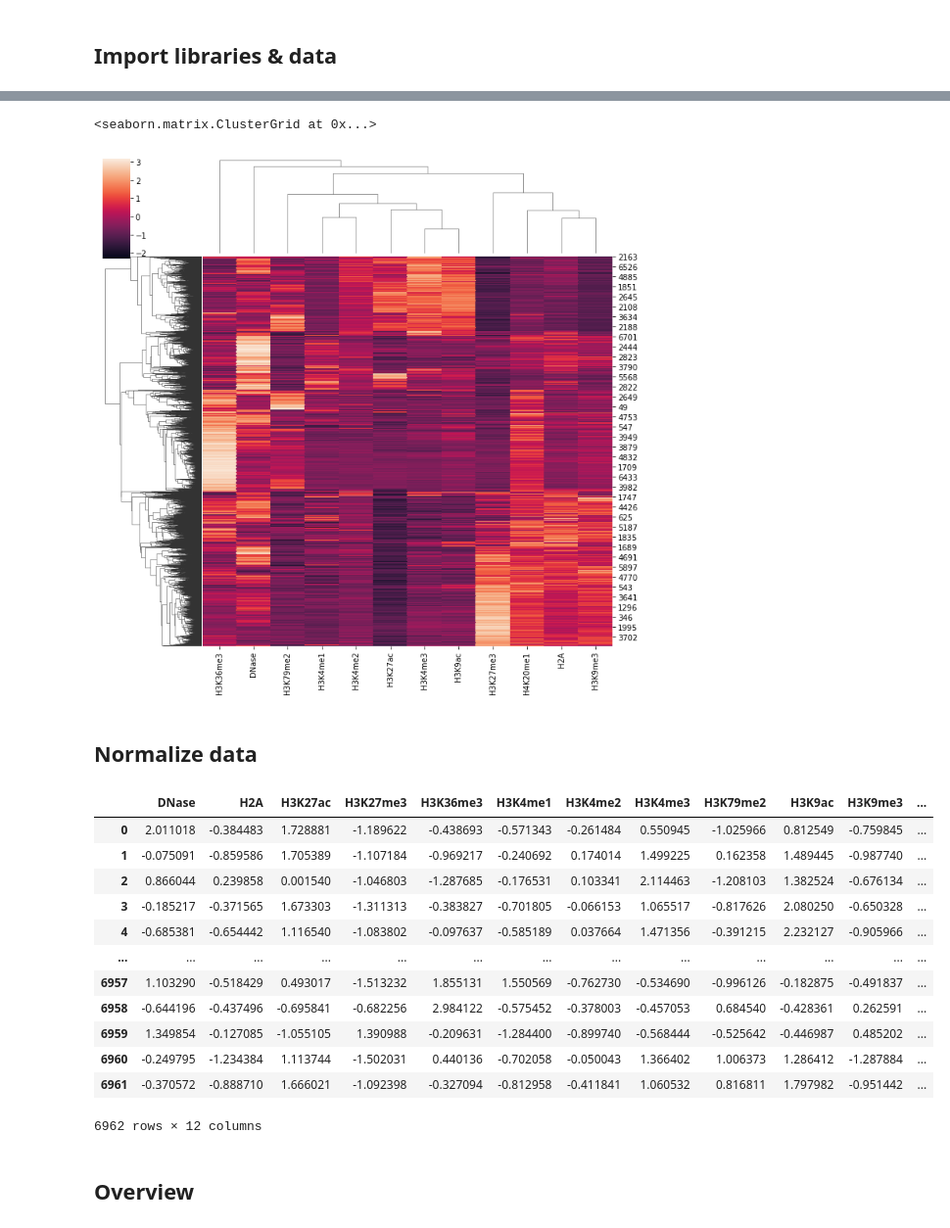
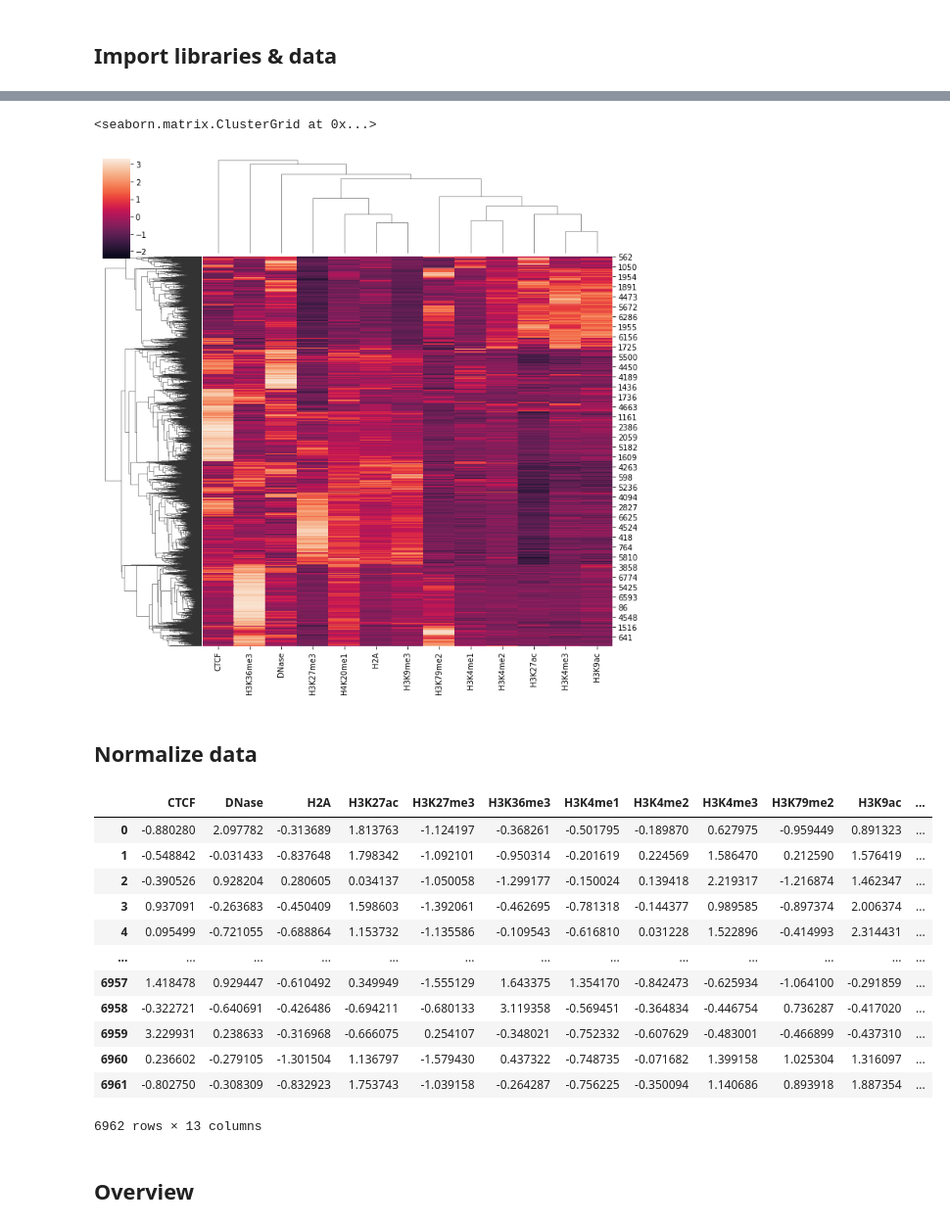
Before and after one commit to leyenphi2000/MLResearch, a Jupyter notebook: Unsupervised/Kmeans_hela_test.ipynb, the cells around one changed output, grey strips where cells are left out. Shown at 98% size. Drawn from its saved outputs; the diff is of its cells as text; code cells hidden in the pictures.

```diff
--- a/Unsupervised/Kmeans_hela_test.ipynb
+++ b/Unsupervised/Kmeans_hela_test.ipynb
@@ -12,7 +12,7 @@ from sklearn.metrics import silhouette_score
 # %%
 data = pd.read_csv("hela.csv")
 # %%
-features = data.iloc[:,1:-1].apply(pd.to_numeric,errors='coerce')
+features = data.iloc[:,0:-1].apply(pd.to_numeric,errors='coerce')
 # %%
 features
 # %% [output]
@@ -33,7 +33,7 @@ features
 sns.clustermap(features, z_score=0)
 # %% [output]
 <seaborn.matrix.ClusterGrid at 0x...>
-[figure, old version]
+[figure, new version]
 # %% [markdown]
 ## Normalize data
 # %%
@@ -42,22 +42,22 @@ normalized_features = stats.zscore(array, axis = 1)
 # %%
 #normalized_features = Normalizer().fit_transform(features)
 normalized_features = pd.DataFrame(normalized_features)
-normalized_features.columns = ['DNase','H2A','H3K27ac','H3K27me3','H3K36me3','H3K4me1','H3K4me2','H3K4me3','H3K79me2','H3K9ac','H3K9me3','H4K20me1']
+normalized_features.columns = ['CTCF','DNase','H2A','H3K27ac','H3K27me3','H3K36me3','H3K4me1','H3K4me2','H3K4me3','H3K79me2','H3K9ac','H3K9me3','H4K20me1']
 normalized_features
 # %% [output]
-|  | DNase | H2A | H3K27ac | H3K27me3 | H3K36me3 | H3K4me1 | H3K4me2 | H3K4me3 | H3K79me2 | H3K9ac | H3K9me3 | ... |
-| 0 | 2.011018 | -0.384483 | 1.728881 | -1.189622 | -0.438693 | -0.571343 | -0.261484 | 0.550945 | -1.025966 | 0.812549 | -0.759845 | ... |
-| 1 | -0.075091 | -0.859586 | 1.705389 | -1.107184 | -0.969217 | -0.240692 | 0.174014 | 1.499225 | 0.162358 | 1.489445 | -0.987740 | ... |
-| 2 | 0.866044 | 0.239858 | 0.001540 | -1.046803 | -1.287685 | -0.176531 | 0.103341 | 2.114463 | -1.208103 | 1.382524 | -0.676134 | ... |
-| 3 | -0.185217 | -0.371565 | 1.673303 | -1.311313 | -0.383827 | -0.701805 | -0.066153 | 1.065517 | -0.817626 | 2.080250 | -0.650328 | ... |
-| 4 | -0.685381 | -0.654442 | 1.116540 | -1.083802 | -0.097637 | -0.585189 | 0.037664 | 1.471356 | -0.391215 | 2.232127 | -0.905966 | ... |
+|  | CTCF | DNase | H2A | H3K27ac | H3K27me3 | H3K36me3 | H3K4me1 | H3K4me2 | H3K4me3 | H3K79me2 | H3K9ac | ... |
+| 0 | -0.880280 | 2.097782 | -0.313689 | 1.813763 | -1.124197 | -0.368261 | -0.501795 | -0.189870 | 0.627975 | -0.959449 | 0.891323 | ... |
+| 1 | -0.548842 | -0.031433 | -0.837648 | 1.798342 | -1.092101 | -0.950314 | -0.201619 | 0.224569 | 1.586470 | 0.212590 | 1.576419 | ... |
+| 2 | -0.390526 | 0.928204 | 0.280605 | 0.034137 | -1.050058 | -1.299177 | -0.150024 | 0.139418 | 2.219317 | -1.216874 | 1.462347 | ... |
+| 3 | 0.937091 | -0.263683 | -0.450409 | 1.598603 | -1.392061 | -0.462695 | -0.781318 | -0.144377 | 0.989585 | -0.897374 | 2.006374 | ... |
+| 4 | 0.095499 | -0.721055 | -0.688864 | 1.153732 | -1.135586 | -0.109543 | -0.616810 | 0.031228 | 1.522896 | -0.414993 | 2.314431 | ... |
 | ... | ... | ... | ... | ... | ... | ... | ... | ... | ... | ... | ... | ... |
-| 6957 | 1.103290 | -0.518429 | 0.493017 | -1.513232 | 1.855131 | 1.550569 | -0.762730 | -0.534690 | -0.996126 | -0.182875 | -0.491837 | ... |
-| 6958 | -0.644196 | -0.437496 | -0.695841 | -0.682256 | 2.984122 | -0.575452 | -0.378003 | -0.457053 | 0.684540 | -0.428361 | 0.262591 | ... |
-| 6959 | 1.349854 | -0.127085 | -1.055105 | 1.390988 | -0.209631 | -1.284400 | -0.899740 | -0.568444 | -0.525642 | -0.446987 | 0.485202 | ... |
-| 6960 | -0.249795 | -1.234384 | 1.113744 | -1.502031 | 0.440136 | -0.702058 | -0.050043 | 1.366402 | 1.006373 | 1.286412 | -1.287884 | ... |
-| 6961 | -0.370572 | -0.888710 | 1.666021 | -1.092398 | -0.327094 | -0.812958 | -0.411841 | 1.060532 | 0.816811 | 1.797982 | -0.951442 | ... |
+| 6957 | 1.418478 | 0.929447 | -0.610492 | 0.349949 | -1.555129 | 1.643375 | 1.354170 | -0.842473 | -0.625934 | -1.064100 | -0.291859 | ... |
+| 6958 | -0.322721 | -0.640691 | -0.426486 | -0.694211 | -0.680133 | 3.119358 | -0.569451 | -0.364834 | -0.446754 | 0.736287 | -0.417020 | ... |
+| 6959 | 3.229931 | 0.238633 | -0.316968 | -0.666075 | 0.254107 | -0.348021 | -0.752332 | -0.607629 | -0.483001 | -0.466899 | -0.437310 | ... |
+| 6960 | 0.236602 | -0.279105 | -1.301504 | 1.136797 | -1.579430 | 0.437322 | -0.748735 | -0.071682 | 1.399158 | 1.025304 | 1.316097 | ... |
+| 6961 | -0.802750 | -0.308309 | -0.832923 | 1.753743 | -1.039158 | -0.264287 | -0.756225 | -0.350094 | 1.140686 | 0.893918 | 1.887354 | ... |
-6962 rows × 12 columns
+6962 rows × 13 columns
 # %% [markdown]
 ## Overview
 # %%
```
Also changed, not shown: parts of 14 cells of this notebook.
